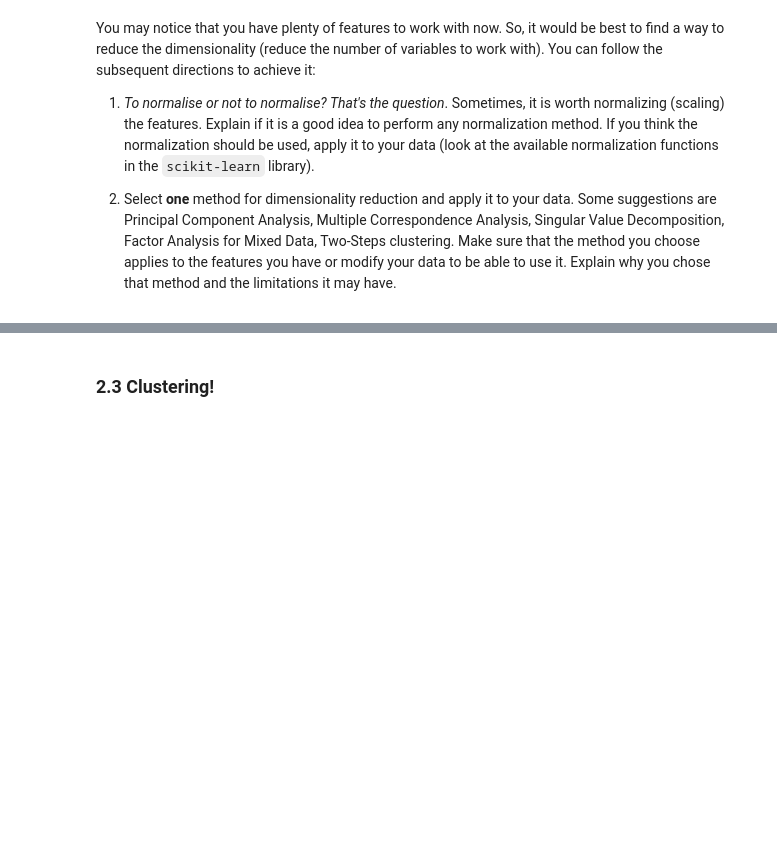
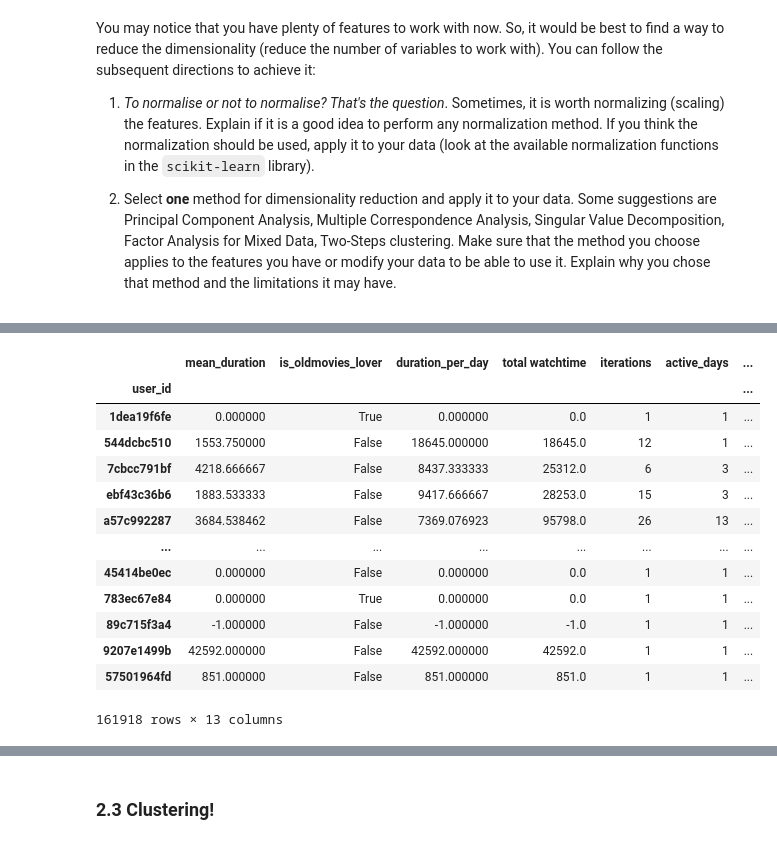
Before and after one commit to LorenzoPannacci/ADM-HW4, a Jupyter notebook: main.ipynb, the cells around one changed output, grey strips where cells are left out. Cells and saved outputs as stored; diff of their text form; code cells hidden in the pictures; blank space fills up the shorter version.

```diff
--- a/main.ipynb
+++ b/main.ipynb
@@ -534,0 +533,19 @@ Two columns of our dataset, `favorite_genre` and `favorite_time_day` are strings
+# %%
+users_dataset.drop(["favorite_genre", "favorite_time_day"], axis = 1, inplace = True)
+users_dataset.set_index('user_id', inplace=True)
+users_dataset
+# %% [output]
+|  | mean_duration | is_oldmovies_lover | duration_per_day | total watchtime | iterations | active_days | ... |
+| user_id |  |  |  |  |  |  | ... |
+| 1dea19f6fe | 0.000000 | True | 0.000000 | 0.0 | 1 | 1 | ... |
+| 544dcbc510 | 1553.750000 | False | 18645.000000 | 18645.0 | 12 | 1 | ... |
+| 7cbcc791bf | 4218.666667 | False | 8437.333333 | 25312.0 | 6 | 3 | ... |
+| ebf43c36b6 | 1883.533333 | False | 9417.666667 | 28253.0 | 15 | 3 | ... |
+| a57c992287 | 3684.538462 | False | 7369.076923 | 95798.0 | 26 | 13 | ... |
+| ... | ... | ... | ... | ... | ... | ... | ... |
+| 45414be0ec | 0.000000 | False | 0.000000 | 0.0 | 1 | 1 | ... |
+| 783ec67e84 | 0.000000 | True | 0.000000 | 0.0 | 1 | 1 | ... |
+| 89c715f3a4 | -1.000000 | False | -1.000000 | -1.0 | 1 | 1 | ... |
+| 9207e1499b | 42592.000000 | False | 42592.000000 | 42592.0 | 1 | 1 | ... |
+| 57501964fd | 851.000000 | False | 851.000000 | 851.0 | 1 | 1 | ... |
+161918 rows × 13 columns
```
Also changed, not shown: parts of 19 cells of this notebook, 1 other file.
